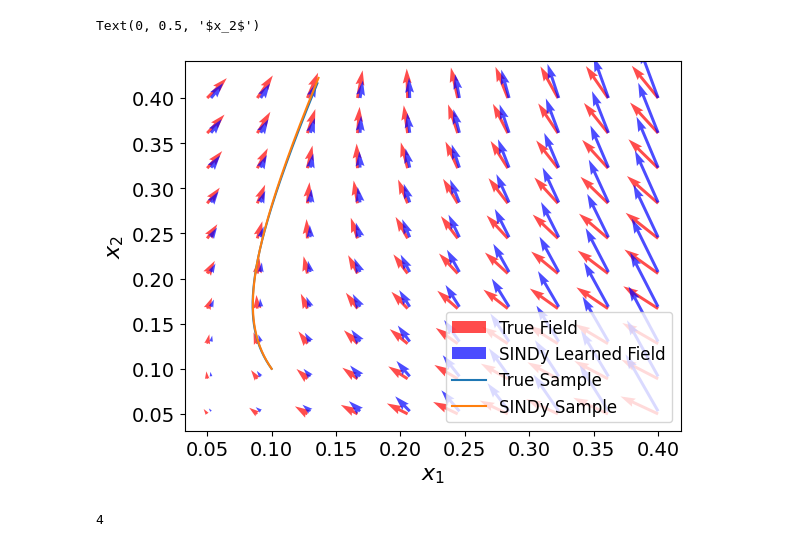
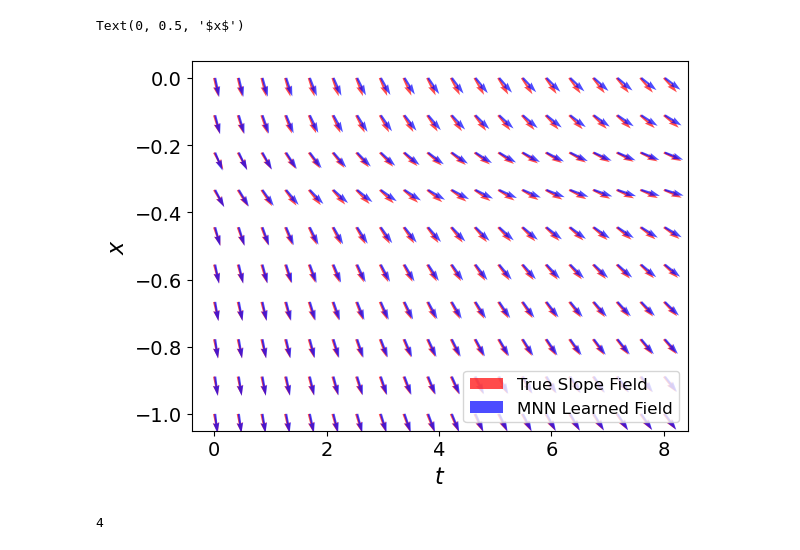
Before and after one commit to alpz/mech-nn-discovery-pde, a Jupyter notebook: plotting/1d_ode_slope.ipynb, the cells around one changed output. Saved outputs shown, nothing was run; the diff lists cells and outputs as text; code cells hidden in the pictures.

Commit message:
plot redo

```diff
--- a/plotting/1d_ode_slope.ipynb
+++ b/plotting/1d_ode_slope.ipynb
@@ -123,38 +46,45 @@ import matplotlib.pyplot as plt
 # %%
-t = np.linspace(0.05, 0.4,10)
-t2 = np.linspace(0.053, 0.4,10)
+x = np.linspace(-1, 0.0,10)
+t = np.linspace(0, 8, 20)
 #t = np.linspace(0., 1.,15)
-x, y = np.meshgrid(t, t)
-x2, y2 = np.meshgrid(t2, t2)
+xin, tin = np.meshgrid(x, t)
 # %%
-dx0,dx1 = f((x,y), 0)
-sdx0,sdx1 = f_sim((x2,y2), 0)
-#z.squeeze().shape
+dx_true = f_true((xin, tin))
+dx_sim = f_sim((xin, tin))
+
+theta_true = np.arctan(dx_true)
+theta_sim = np.arctan(dx_sim)
+
+x_true = np.cos(theta_true)
+y_true = np.sin(theta_true)
+
+x_sim = np.cos(theta_sim)
+y_sim = np.sin(theta_sim)
 # %%
 fig, ax = plt.subplots()
 #N = np.sqrt(dx0**2 + dx1**2)
 #color = np.sqrt(((dx0-n)/2)*2 + ((dx1-n)/2)*2)
 #color = np.sqrt(((dx0*x+3)/2)*2 + ((dx1*y+3)/2)*2)
 #ax.quiver(x, y, dx0/N, dx1/N, angles='xy', color='b')
 #ax.quiver(x, y, dx0, dx1, angles='xy', color='r')
 #ax.quiver(x, y, dx0, dx1, angles='xy', color='r', alpha=0.9, ls=':')
 #ax.quiver(x, y, dx0, dx1, angles='xy', color='r', alpha=0.9, ls=':', label='Ground truth Field')
 #ax.quiver(x, y, sdx0, sdx1, angles='xy', color='b', alpha=0.9, ls=':', label='Learned Field')
 
-ax.quiver(x, y, dx0, dx1, angles='xy', color='r', alpha=0.7, label='True Field')#, ls=':')
-ax.quiver(x2, y2, sdx0, sdx1, angles='xy', color='b', alpha=0.7, label='SINDy Learned Field')#, ls=':')
+ax.quiver(tin, xin, x_true, y_true, angles='xy', color='r', alpha=0.7, label='True Slope Field')#, ls=':')
+ax.quiver(tin+0.02, xin, x_sim, y_sim, angles='xy', color='b', alpha=0.7, label='MNN Learned Field')#, ls=':')
 
-ax.plot(x_train[:, 0], x_train[:, 1], label='True Sample')
-ax.plot(x_sim[:, 0], x_sim[:, 1], label='SINDy Sample')
+#ax.plot(x_train[:, 0], x_train[:, 1], label='True Sample')
+#ax.plot(x_sim[:, 0], x_sim[:, 1], label='SINDy Sample')
 
 #ax.plot(x_train2[:, 0], x_train2[:, 1], label='T Sample 2')
 #ax.plot(x_sim2[:, 0], x_sim2[:, 1], label='Learned Sample 2')
 #plt.legend(loc='upper right')
 plt.legend(loc='lower right')
-plt.xlabel('$x_1$')
-plt.ylabel('$x_2$')
+plt.xlabel('$t$')
+plt.ylabel('$x$')
 #ax.quiver(x, y, dx0, dx1)1
 # %% [output]
-Text(0, 0.5, '$x_2$')
+Text(0, 0.5, '$x$')
-[figure, old version]
+[figure, new version]
 # %%
```
Also changed, not shown: parts of 10 cells of this notebook, 1 other file.
